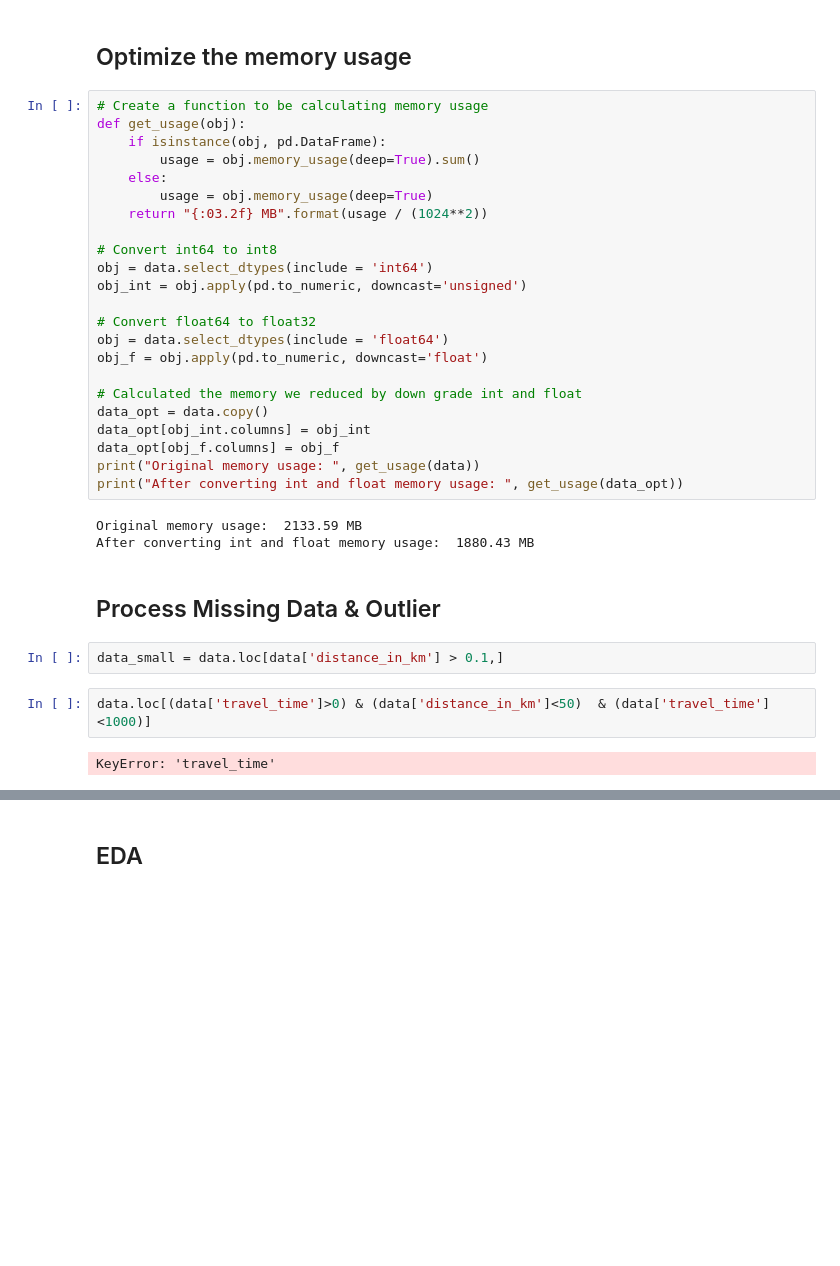
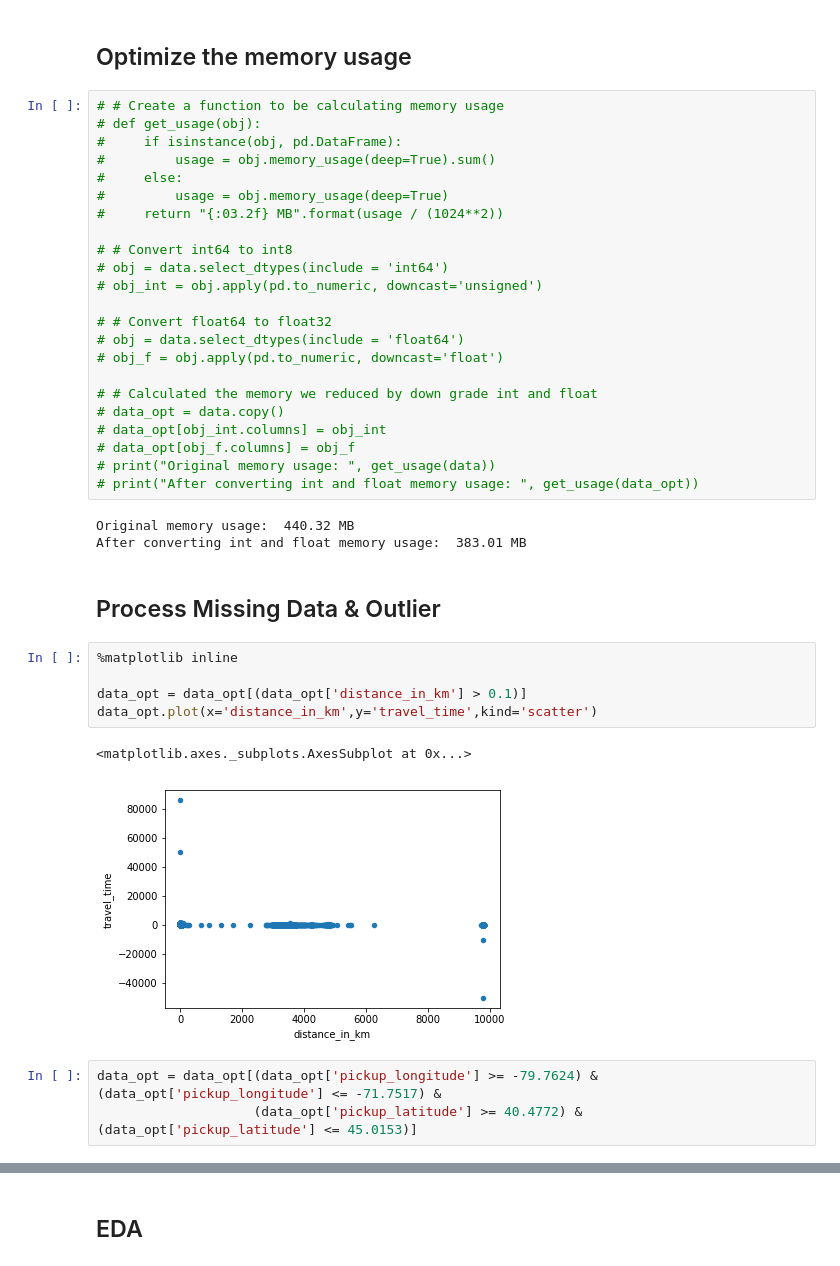
Before and after one commit to Jay4869/NYC-Taxi-FHV-Project, a Jupyter notebook: sample of project.ipynb, the cells around one changed output, grey strips where cells are left out. Cells and saved outputs as stored; diff of their text form; blank space fills up the shorter version.

```diff
--- a/sample of project.ipynb
+++ b/sample of project.ipynb
@@ -84,36 +109,41 @@ data.head()
 # %% [markdown]
 ## Optimize the memory usage
 # %%
-# Create a function to be calculating memory usage
-def get_usage(obj):
-    if isinstance(obj, pd.DataFrame):
-        usage = obj.memory_usage(deep=True).sum()
-    else:
-        usage = obj.memory_usage(deep=True)
-    return "{:03.2f} MB".format(usage / (1024**2))
+# # Create a function to be calculating memory usage
+# def get_usage(obj):
+#     if isinstance(obj, pd.DataFrame):
+#         usage = obj.memory_usage(deep=True).sum()
+#     else:
+#         usage = obj.memory_usage(deep=True)
+#     return "{:03.2f} MB".format(usage / (1024**2))
 
-# Convert int64 to int8
-obj = data.select_dtypes(include = 'int64')
-obj_int = obj.apply(pd.to_numeric, downcast='unsigned')
+# # Convert int64 to int8
+# obj = data.select_dtypes(include = 'int64')
+# obj_int = obj.apply(pd.to_numeric, downcast='unsigned')
 
-# Convert float64 to float32
-obj = data.select_dtypes(include = 'float64')
-obj_f = obj.apply(pd.to_numeric, downcast='float')
+# # Convert float64 to float32
+# obj = data.select_dtypes(include = 'float64')
+# obj_f = obj.apply(pd.to_numeric, downcast='float')
 
-# Calculated the memory we reduced by down grade int and float
-data_opt = data.copy()
-data_opt[obj_int.columns] = obj_int
-data_opt[obj_f.columns] = obj_f
-print("Original memory usage: ", get_usage(data))
-print("After converting int and float memory usage: ", get_usage(data_opt))
+# # Calculated the memory we reduced by down grade int and float
+# data_opt = data.copy()
+# data_opt[obj_int.columns] = obj_int
+# data_opt[obj_f.columns] = obj_f
+# print("Original memory usage: ", get_usage(data))
+# print("After converting int and float memory usage: ", get_usage(data_opt))
 # %% [output]
-Original memory usage:  2133.59 MB
-After converting int and float memory usage:  1880.43 MB
+Original memory usage:  440.32 MB
+After converting int and float memory usage:  383.01 MB
 # %% [markdown]
 ## Process Missing Data & Outlier
-# %%
-data_small = data.loc[data['distance_in_km'] > 0.1,]
-# %%
-data.loc[(data['travel_time']>0) & (data['distance_in_km']<50)  & (data['travel_time']<1000)]
-# %% [output]
-KeyError: 'travel_time'
+# %%
+%matplotlib inline
+
+data_opt = data_opt[(data_opt['distance_in_km'] > 0.1)]
+data_opt.plot(x='distance_in_km',y='travel_time',kind='scatter')
+# %% [output]
+<matplotlib.axes._subplots.AxesSubplot at 0x...>
+[figure, added]
+# %%
+data_opt = data_opt[(data_opt['pickup_longitude'] >= -79.7624) & (data_opt['pickup_longitude'] <= -71.7517) &
+                    (data_opt['pickup_latitude'] >= 40.4772) & (data_opt['pickup_latitude'] <= 45.0153)]
```
Also changed, not shown: parts of 10 cells of this notebook.
